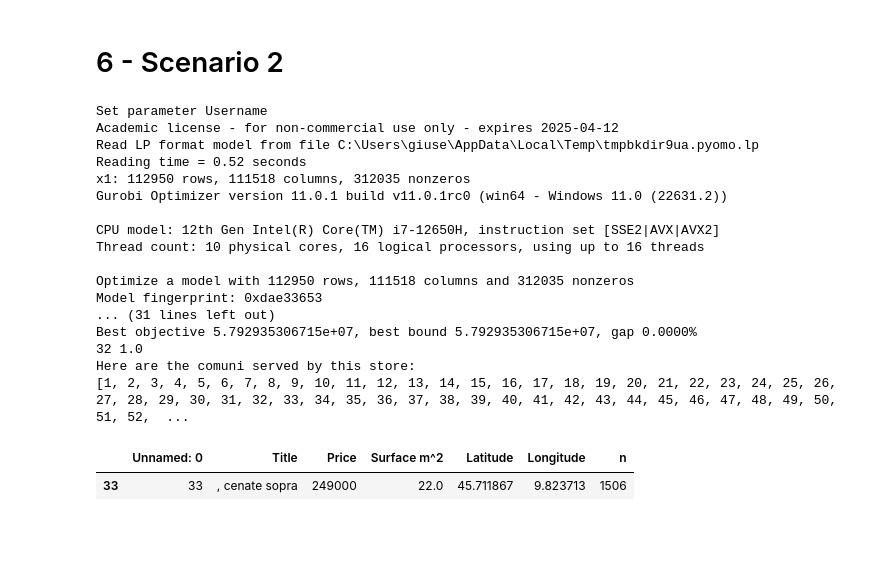
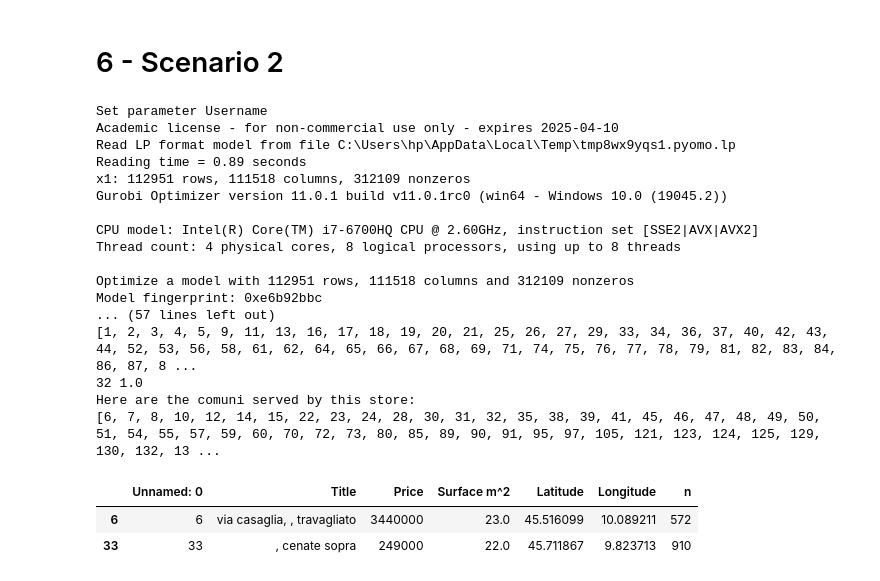
Before and after one commit to LoreJob/Logistic-Problem-Walmart, a Jupyter notebook: Pyomo Model/ProjectTemplate.ipynb, the cells around one changed output. Saved outputs shown, nothing was run; the diff lists cells and outputs as text; code cells hidden in the pictures; blank space fills up the shorter version.

```diff
--- a/Pyomo Model/ProjectTemplate.ipynb
+++ b/Pyomo Model/ProjectTemplate.ipynb
@@ -630,12 +591,12 @@ import pyomo.environ as pyo
 
 ebitda, cost  = get_coefficients(df_ter = df_ter,
                                  df_prop = df_prop,
-                                 yearly_ebitda_per_customer = 50,
-                                 n_years_to_make_back_the_investment = 50,
+                                 yearly_ebitda_per_customer = 100,
+                                 n_years_to_make_back_the_investment = 5,
                                  discount_rate = 0.1,
-                                 f1 = lambda x: max(0, 0.1 - x * 0.001),
+                                 f1 = lambda x: max(0, 0.3 - x * 0.003),
                                  f2 = lambda x: x* 0.0025 + 0.75,
-                                 construction_cost = 2000)
+                                 construction_cost = 1000)
 
 ebitda, cost = pd.DataFrame(ebitda), pd.DataFrame(cost)
 # %% [output]
@@ -712,7 +673,7 @@ for j in range(1,num_y+1):
         print("Here are the comuni served by this store:")
         comuni_serviti = []
         for i in range(1, num_rows+1):
-            if ((pyo.value(model.x[i,j]) == 1) & (ebitda.iloc[i-1,j-1] > 0)):
+            if pyo.value(model.x[i,j]) == 1:
                 comuni_serviti.append(i)
         stores_to_open[j] = comuni_serviti
         print(comuni_serviti)
@@ -724,7 +685,5 @@ index_to_access = index_to_access + 1
 n_comuni_serviti = {i+1 : len(comuni_serviti) for i, comuni_serviti in stores_to_open.items()}
 n_comuni_serviti = pd.Series(n_comuni_serviti, name = "n")
 
-print("here are the comuni which will not be served by any store:")
-
 df_prop.iloc[index_to_access].join(n_comuni_serviti)
 # %% [output]
@@ -819,46 +898,57 @@ model.constraints2 = pyo.ConstraintList()
 for i in range(1,num_rows +1):
     model.constraints2.add(sum(model.x[i,j] for j in range(1,num_cols+1)) <=1)
 
+max_total_cost = 50000000
+
+# Add constraint for maximum total cost
+model.constraints3 = pyo.ConstraintList()
+model.constraints.add(sum(model.y[j] * cost.iloc[j - 1, 0] for j in range(1, num_y + 1)) <= max_total_cost)
+
+
+## Solver
 solver = pyo.SolverFactory('gurobi')
 results = solver.solve(model, tee = True)
+
+## Results
 
 stores_to_open = dict()
 for j in range(1,num_y+1):
     if pyo.value(model.y[j]) == 1:
         print(j,pyo.value(model.y[j]))
         print("Here are the comuni served by this store:")
         comuni_serviti = []
         for i in range(1, num_rows+1):
-            if pyo.value(model.x[i,j]) >= 0:
+            if pyo.value(model.x[i,j]) > 0:
                 comuni_serviti.append(i)
         stores_to_open[j] = comuni_serviti
         print(comuni_serviti)
 
 index_to_access = list(stores_to_open.keys())
 index_to_access = np.asarray(index_to_access)
 index_to_access = index_to_access + 1
 
 n_comuni_serviti = {i+1 : len(comuni_serviti) for i, comuni_serviti in stores_to_open.items()}
 n_comuni_serviti = pd.Series(n_comuni_serviti, name = "n")
 
 df_prop.iloc[index_to_access].join(n_comuni_serviti)
 # %% [output]
 Set parameter Username
-Academic license - for non-commercial use only - expires 2025-04-12
-Read LP format model from file C:\Users\giuse\AppData\Local\Temp\tmpbkdir9ua.pyomo.lp
-Reading time = 0.52 seconds
-x1: 112950 rows, 111518 columns, 312035 nonzeros
-Gurobi Optimizer version 11.0.1 build v11.0.1rc0 (win64 - Windows 11.0 (22631.2))
+Academic license - for non-commercial use only - expires 2025-04-10
+Read LP format model from file C:\Users\hp\AppData\Local\Temp\tmp8wx9yqs1.pyomo.lp
+Reading time = 0.89 seconds
+x1: 112951 rows, 111518 columns, 312109 nonzeros
+Gurobi Optimizer version 11.0.1 build v11.0.1rc0 (win64 - Windows 10.0 (19045.2))
 
-CPU model: 12th Gen Intel(R) Core(TM) i7-12650H, instruction set [SSE2|AVX|AVX2]
-Thread count: 10 physical cores, 16 logical processors, using up to 16 threads
+CPU model: Intel(R) Core(TM) i7-6700HQ CPU @ 2.60GHz, instruction set [SSE2|AVX|AVX2]
+Thread count: 4 physical cores, 8 logical processors, using up to 8 threads
 
-Optimize a model with 112950 rows, 111518 columns and 312035 nonzeros
-Model fingerprint: 0xdae33653
-... (31 lines left out)
-Best objective 5.792935306715e+07, best bound 5.792935306715e+07, gap 0.0000%
+Optimize a model with 112951 rows, 111518 columns and 312109 nonzeros
+Model fingerprint: 0xe6b92bbc
+... (57 lines left out)
+[1, 2, 3, 4, 5, 9, 11, 13, 16, 17, 18, 19, 20, 21, 25, 26, 27, 29, 33, 34, 36, 37, 40, 42, 43, 44, 52, 53, 56, 58, 61, 62, 64, 65, 66, 67, 68, 69, 71, 74, 75, 76, 77, 78, 79, 81, 82, 83, 84, 86, 87, 8 ...
 32 1.0
 Here are the comuni served by this store:
-[1, 2, 3, 4, 5, 6, 7, 8, 9, 10, 11, 12, 13, 14, 15, 16, 17, 18, 19, 20, 21, 22, 23, 24, 25, 26, 27, 28, 29, 30, 31, 32, 33, 34, 35, 36, 37, 38, 39, 40, 41, 42, 43, 44, 45, 46, 47, 48, 49, 50, 51, 52,  ...
+[6, 7, 8, 10, 12, 14, 15, 22, 23, 24, 28, 30, 31, 32, 35, 38, 39, 41, 45, 46, 47, 48, 49, 50, 51, 54, 55, 57, 59, 60, 70, 72, 73, 80, 85, 89, 90, 91, 95, 97, 105, 121, 123, 124, 125, 129, 130, 132, 13 ...
 |  | Unnamed: 0 | Title | Price | Surface m^2 | Latitude | Longitude | n |
-| 33 | 33 | , cenate sopra | 249000 | 22.0 | 45.711867 | 9.823713 | 1506 |
+| 6 | 6 | via casaglia, , travagliato | 3440000 | 23.0 | 45.516099 | 10.089211 | 572 |
+| 33 | 33 | , cenate sopra | 249000 | 22.0 | 45.711867 | 9.823713 | 910 |
```
Also changed, not shown: parts of 10 cells of this notebook, 1 other file.
